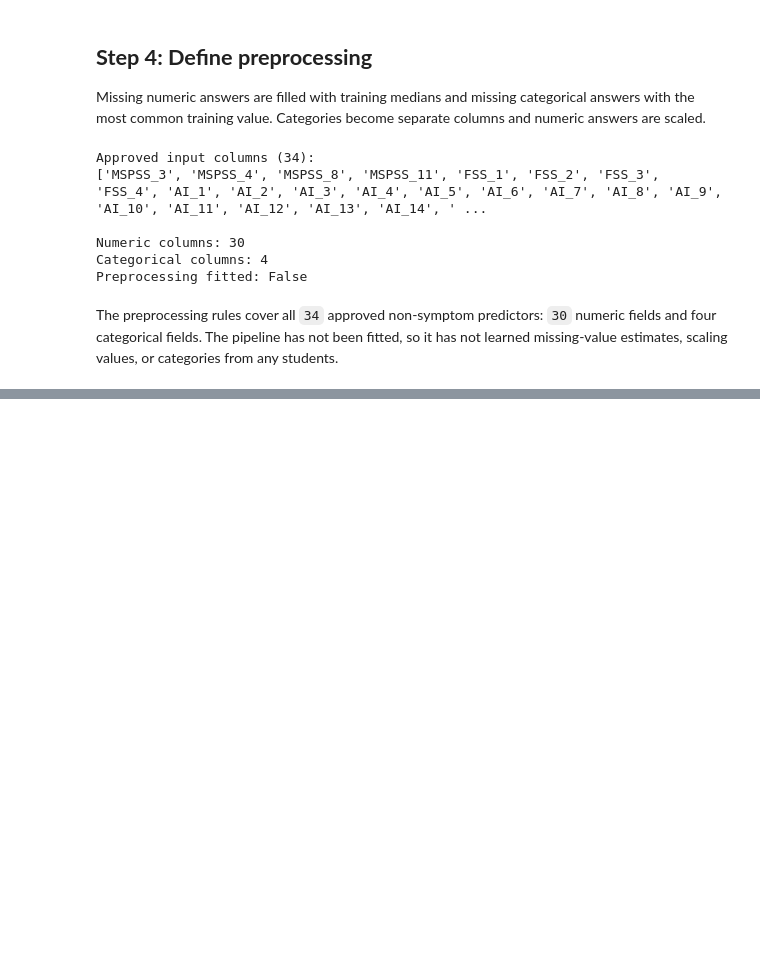
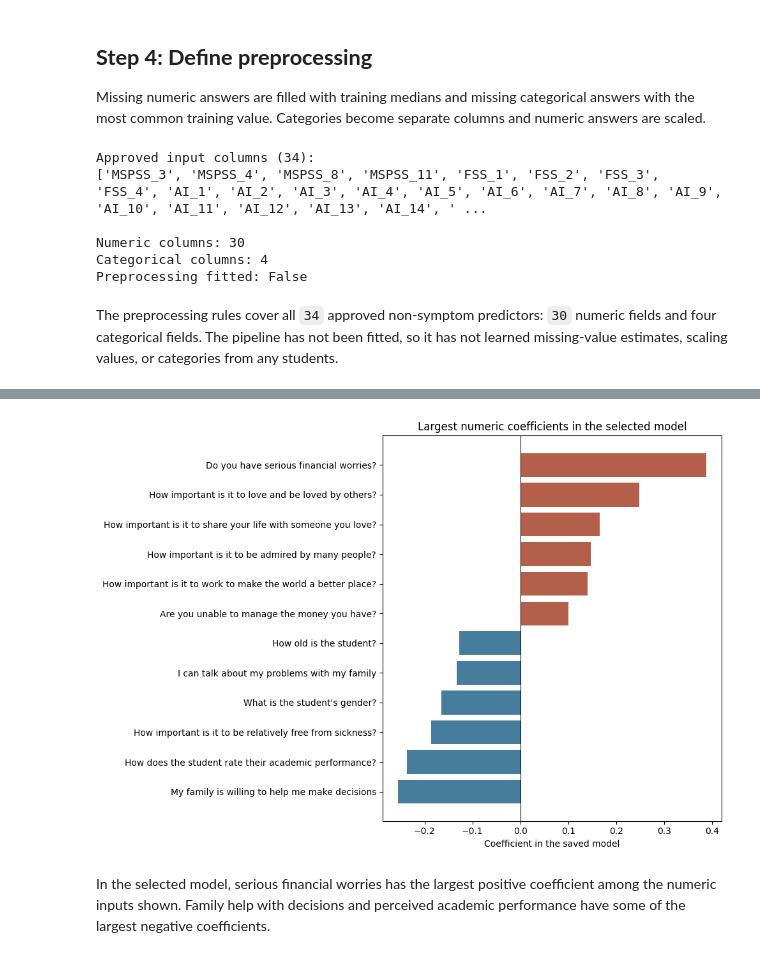
Before and after one commit to N-umwali/SchoolCare-Screening-Priority, a Jupyter notebook: student_screening.ipynb, the cells around one changed output, grey strips where cells are left out. Drawn from its saved outputs; the diff is of its cells as text; code cells hidden in the pictures; blank space fills up the shorter version.

Commit message:
Completed Step 5 that trains and compares three models, choose the best, and saves it for testing

```diff
--- a/student_screening.ipynb
+++ b/student_screening.ipynb
@@ -806,0 +1182,29 @@ The preprocessing rules cover all `34` approved non-symptom predictors: `30` num
+# %%
+# Numeric inputs were scaled, making their coefficient sizes more comparable.
+numeric_weights = weights[
+    weights["feature"].str.startswith("numeric__")
+].copy()
+
+numeric_weights["column"] = numeric_weights["feature"].str.replace(
+    "numeric__", "", regex=False
+)
+numeric_weights["question"] = numeric_weights["column"].map(questions)
+numeric_weights["size"] = numeric_weights["coefficient"].abs()
+
+top_weights = numeric_weights.nlargest(12, "size").sort_values("coefficient")
+
+fig, ax = plt.subplots(figsize=(10, 7))
+colors = np.where(top_weights["coefficient"] >= 0, "#B45F4A", "#467D9D")
+
+ax.barh(top_weights["question"], top_weights["coefficient"], color=colors)
+ax.axvline(0, color="black", linewidth=0.8)
+ax.set_xlabel("Coefficient in the saved model")
+ax.set_title("Largest numeric coefficients in the selected model")
+
+plt.tight_layout()
+plt.savefig(FIGURES / "selected_model_question_weights.png", dpi=200)
+plt.show()
+# %% [output]
+[figure, added]
+# %% [markdown]
+In the selected model, serious financial worries has the largest positive coefficient among the numeric inputs shown. Family help with decisions and perceived academic performance have some of the largest negative coefficients.
```
Also changed, not shown: parts of 27 cells of this notebook.
